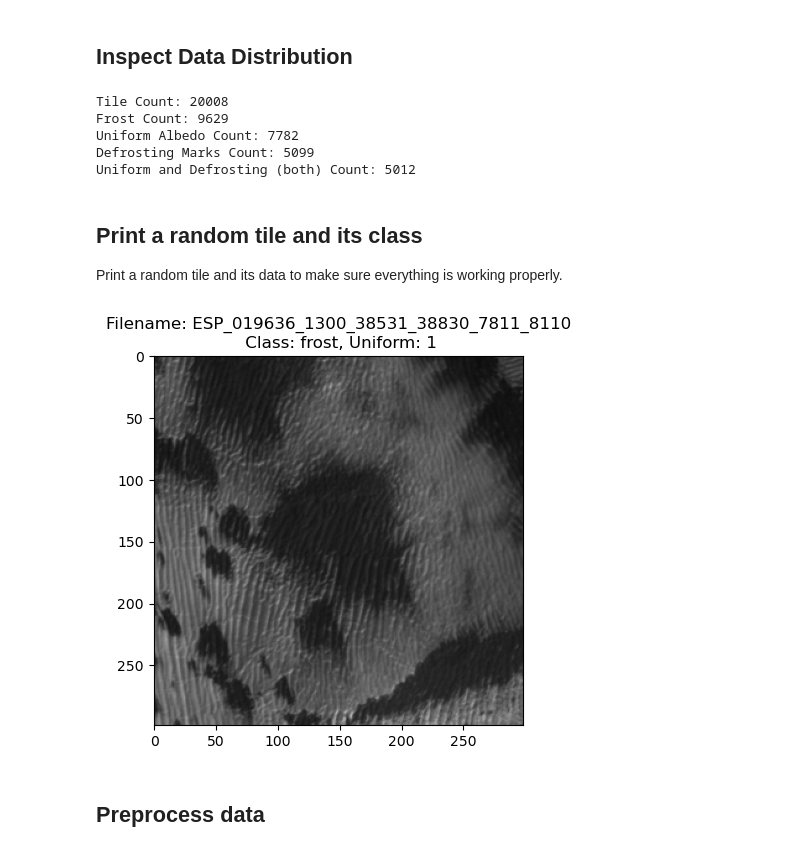
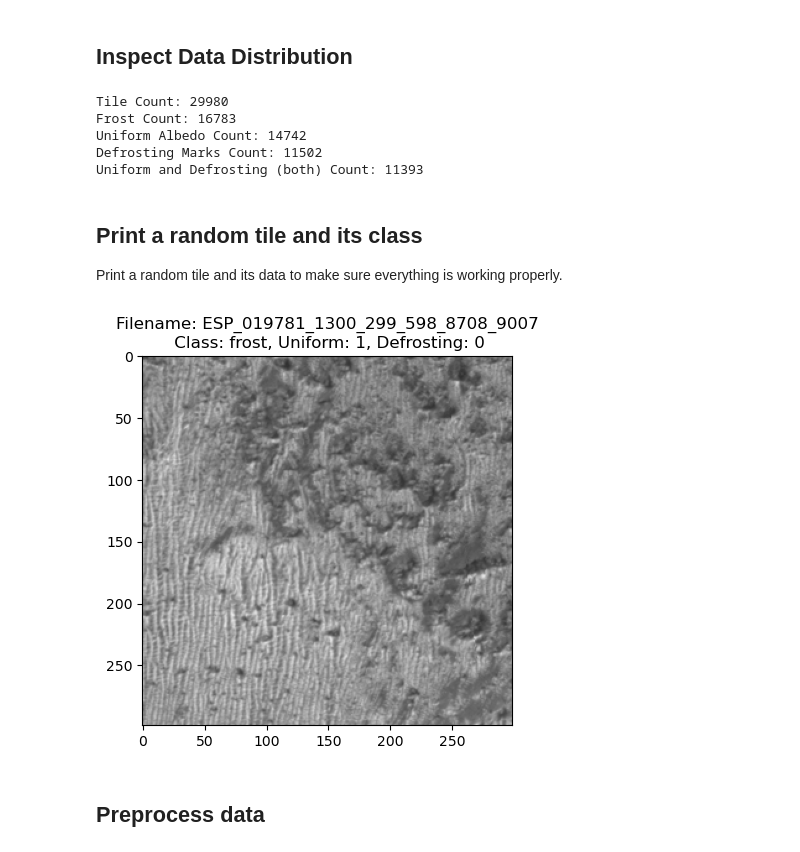
Before and after one commit to strongs20/MartianFrostML, a Jupyter notebook: binary_fine_tune.ipynb, the cells around one changed output. Drawn from its saved outputs; the diff is of its cells as text; code cells hidden in the pictures.

```diff
--- a/binary_fine_tune.ipynb
+++ b/binary_fine_tune.ipynb
@@ -62,11 +62,8 @@ Load the data and pair a tile with its label. Each tile is stored in a numpy arr
 from skimage import io, color
 # modified this function to pair a tile with its label
 
-limit_tiles_per_img = True
-tile_limit = 50
-
-# define the cutoff hyperparameter
-cutoff = 0.5
+limit_tiles_per_img = False
+tile_limit = 120
 
 def load_images(dir_path, isTrain = False):
 
@@ -116,7 +113,7 @@ def load_images(dir_path, isTrain = False):
                         contains_uniform = 1
 
                 combined_entry = {"tile": img,
-                                  "class": image_class,
+                                  "class": label_json['class'],
                                   "defrosting": contains_defrosting,
                                   "uniform_albedo": contains_uniform,
                                   "file": file.stem}
@@ -201,40 +198,40 @@ print(f"Uniform Albedo Count: {ua_count}")
 print(f"Defrosting Marks Count: {de_count}")
 print(f"Uniform and Defrosting (both) Count: {both_count}")
 # %% [output]
-Tile Count: 20008
-Frost Count: 9629
-Uniform Albedo Count: 7782
-Defrosting Marks Count: 5099
-Uniform and Defrosting (both) Count: 5012
+Tile Count: 29980
+Frost Count: 16783
+Uniform Albedo Count: 14742
+Defrosting Marks Count: 11502
+Uniform and Defrosting (both) Count: 11393
 # %% [markdown]
 ## Print a random tile and its class
 Print a random tile and its data to make sure everything is working properly.
 # %%
 import matplotlib.pyplot as plt
 import random
 
 def display_random_image_and_json(some_data):
     # Pick a random image that has frost
     idx = random.choice(range(len(some_data)))
     tile_i = random.choice(range(len(some_data[idx]['tiles'])))
     img_dict = some_data[idx]['tiles'][tile_i]
 
     img = img_dict['tile']
 
     # Plot the image
     fig, ax = plt.subplots()
     ax.imshow(img)
 
     # Set the title
     ax.set_title(
-        f"Filename: {img_dict['file']}\n Class: {img_dict['class']}, Uniform: {img_dict['uniform_albedo']}")
+        f"Filename: {img_dict['file']}\n Class: {img_dict['class']}, Uniform: {img_dict['uniform_albedo']}, Defrosting: {img_dict['defrosting']}")
 
     plt.show()
 
 
 display_random_image_and_json(all_data)
 # %% [output]
-[figure, old version]
+[figure, new version]
 # %% [markdown]
 ## Preprocess data
 # %% [markdown]
```
Also changed, not shown: parts of 35 cells of this notebook, 1 other file.
